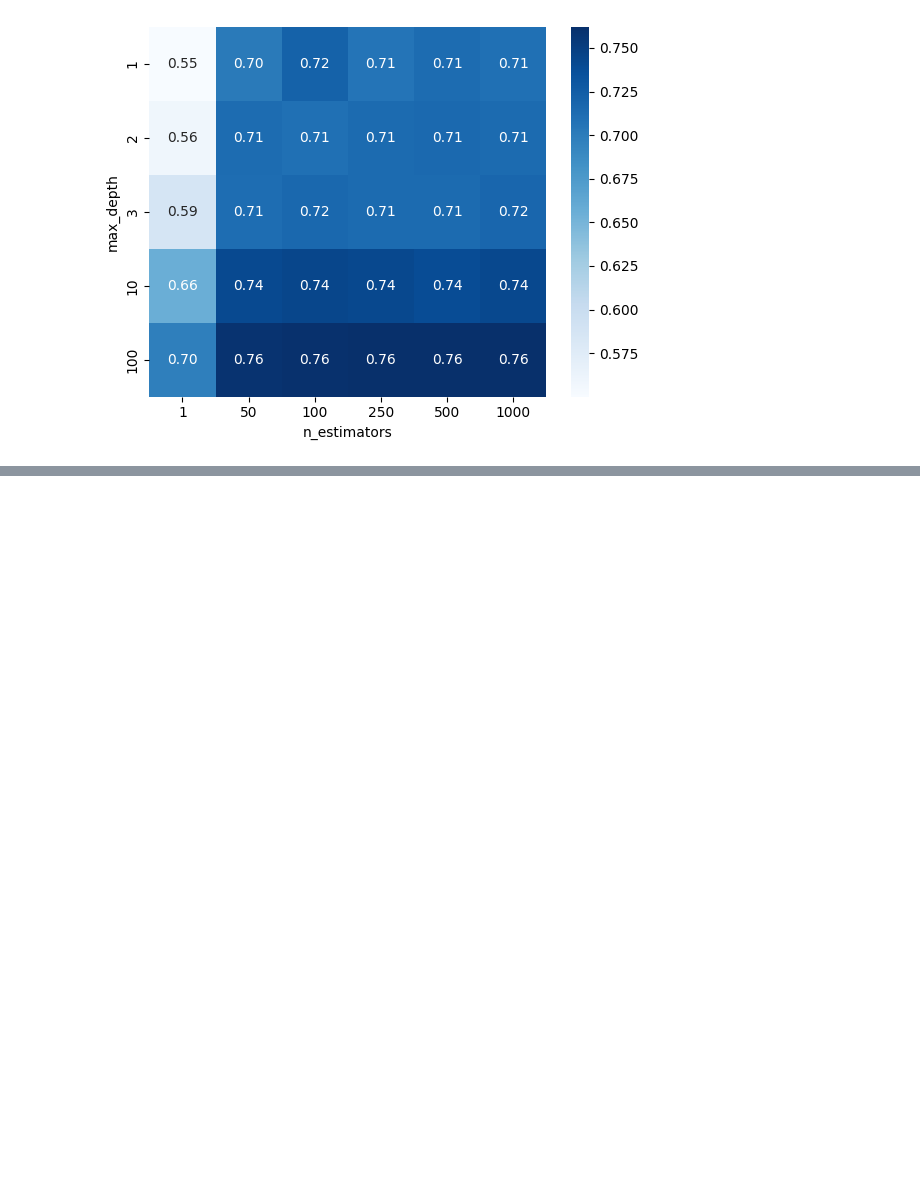
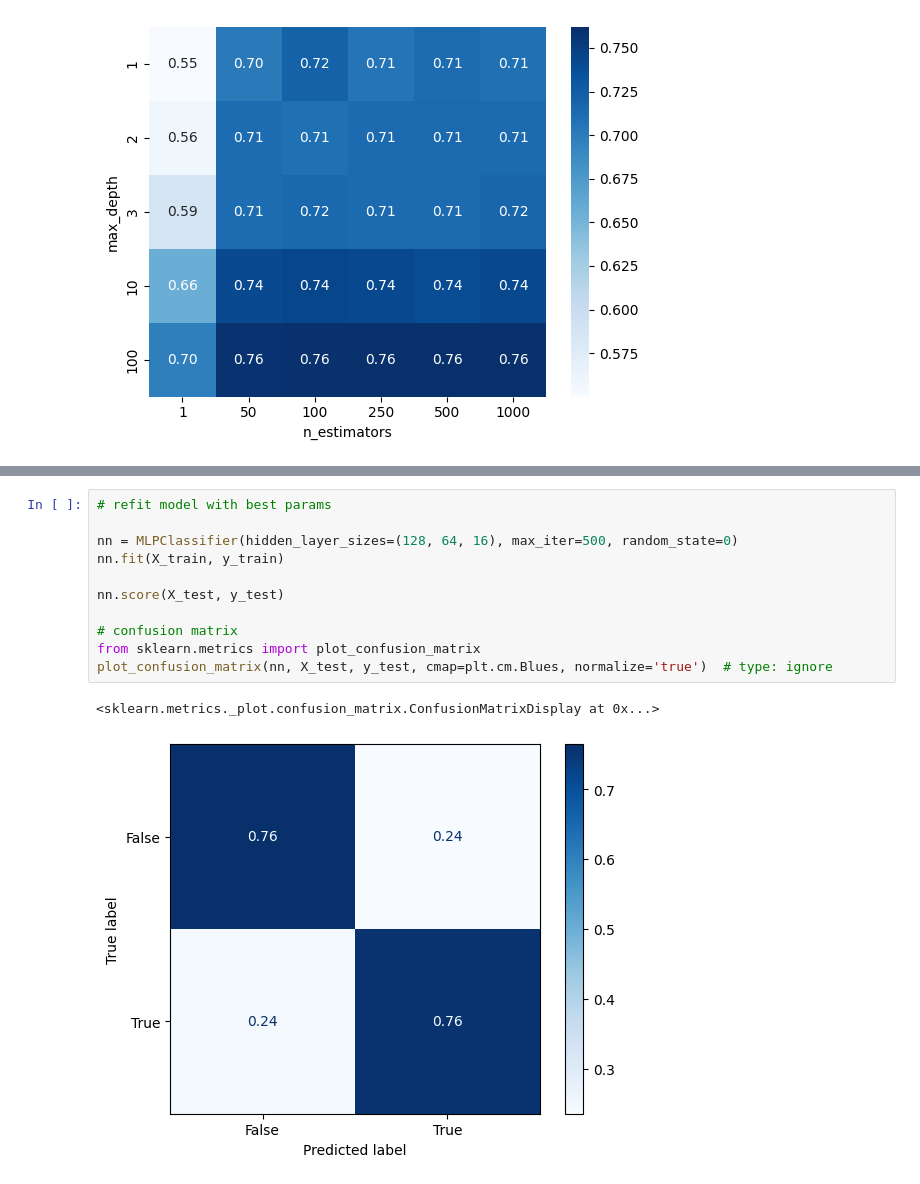
Before and after one commit to MikeGlotzkowski/pyl01, a Jupyter notebook: notebooks/day3.2.ipynb, the cells around one changed output, grey strips where cells are left out. Saved outputs shown, nothing was run; the diff lists cells and outputs as text; blank space fills up the shorter version.

```diff
--- a/notebooks/day3.2.ipynb
+++ b/notebooks/day3.2.ipynb
@@ -350,0 +473,14 @@ Fitting 3 folds for each of 30 candidates, totalling 90 fits
+# %%
+# refit model with best params
+
+nn = MLPClassifier(hidden_layer_sizes=(128, 64, 16), max_iter=500, random_state=0)
+nn.fit(X_train, y_train)
+
+nn.score(X_test, y_test)
+
+# confusion matrix
+from sklearn.metrics import plot_confusion_matrix
+plot_confusion_matrix(nn, X_test, y_test, cmap=plt.cm.Blues, normalize='true')  # type: ignore
+# %% [output]
+<sklearn.metrics._plot.confusion_matrix.ConfusionMatrixDisplay at 0x...>
+[figure, added]
```
Also changed, not shown: parts of 8 cells of this notebook, 1 other file.
